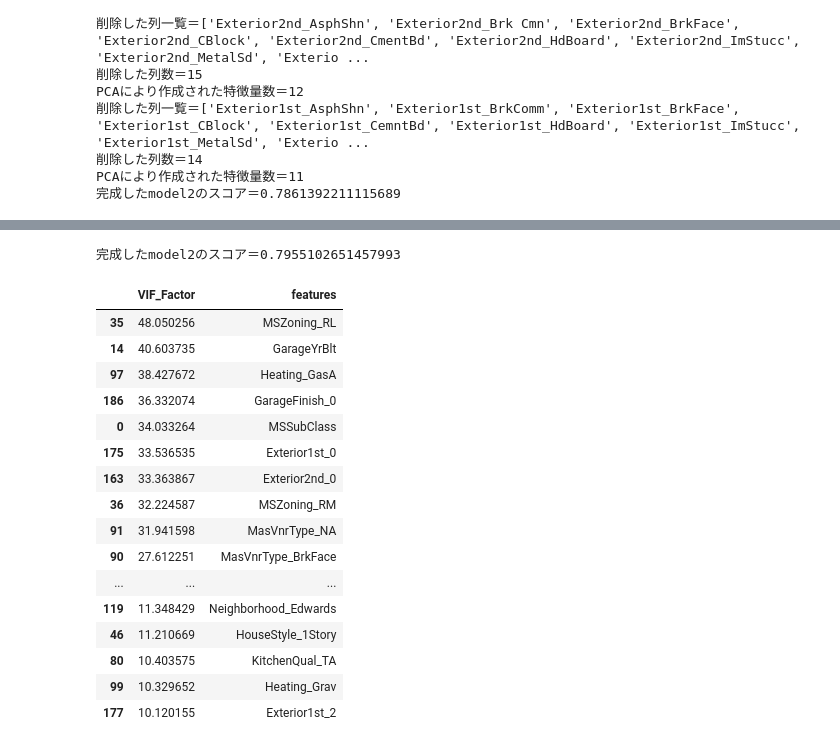
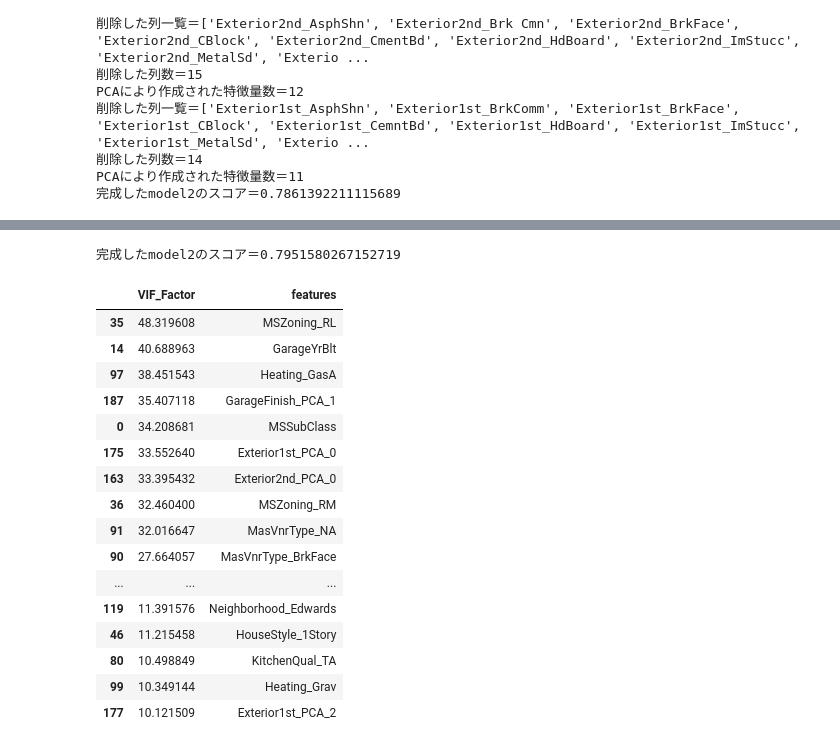
Before and after one commit to Udon-datascience/opendata_analysis, a Jupyter notebook: 4/4_analysis_3.ipynb, the cells around one changed output, grey strips where cells are left out. Cells and saved outputs as stored; diff of their text form; code cells hidden in the pictures.

```diff
--- a/4/4_analysis_3.ipynb
+++ b/4/4_analysis_3.ipynb
@@ -289,39 +291,39 @@ PCAにより作成された特徴量数＝4
 # %%
-#実験的にVIFが大きい列を削除してみるGrLivArea
+#実験的にVIFが大きい列を削除してみる
 sc_x3 = sc_x2.copy()
-to_drop = ['GrLivArea', 'FinSF_0', 'FlrSF_1']
+to_drop = ['GrLivArea', 'FinSF_PCA_0', 'FlrSF_PCA_1']
 for c in to_drop:
     sc_x3 = sc_x3.drop([c], axis = 1)
 
 #スコアの確認
 model2.fit(sc_x3, df_y)
 result = cross_validate(model2, sc_x3, df_y, cv = kf, scoring = 'r2' , return_train_score = True)
 print(f'完成したmodel2のスコア＝{sum(result['test_score'])/len(result['test_score'])}')
 
 
 #vifを見る
 vif_df = pd.DataFrame()
 vif_df["VIF_Factor"] = [variance_inflation_factor(sc_x3, i) for i in range(sc_x3.shape[1])]
 vif_df["features"]=sc_x3.columns
 df_high_vif = vif_df.loc[vif_df['VIF_Factor'] >= 10]
 display(df_high_vif.sort_values('VIF_Factor', ascending=False))
 # %% [output]
-完成したmodel2のスコア＝0.7955102651457993
+完成したmodel2のスコア＝0.7951580267152719
 |  | VIF_Factor | features |
-| 35 | 48.050256 | MSZoning_RL |
-| 14 | 40.603735 | GarageYrBlt |
-| 97 | 38.427672 | Heating_GasA |
-| 186 | 36.332074 | GarageFinish_0 |
-| 0 | 34.033264 | MSSubClass |
-| 175 | 33.536535 | Exterior1st_0 |
-| 163 | 33.363867 | Exterior2nd_0 |
-| 36 | 32.224587 | MSZoning_RM |
-| 91 | 31.941598 | MasVnrType_NA |
-| 90 | 27.612251 | MasVnrType_BrkFace |
+| 35 | 48.319608 | MSZoning_RL |
+| 14 | 40.688963 | GarageYrBlt |
+| 97 | 38.451543 | Heating_GasA |
+| 187 | 35.407118 | GarageFinish_PCA_1 |
+| 0 | 34.208681 | MSSubClass |
+| 175 | 33.552640 | Exterior1st_PCA_0 |
+| 163 | 33.395432 | Exterior2nd_PCA_0 |
+| 36 | 32.460400 | MSZoning_RM |
+| 91 | 32.016647 | MasVnrType_NA |
+| 90 | 27.664057 | MasVnrType_BrkFace |
 | ... | ... | ... |
-| 119 | 11.348429 | Neighborhood_Edwards |
-| 46 | 11.210669 | HouseStyle_1Story |
-| 80 | 10.403575 | KitchenQual_TA |
-| 99 | 10.329652 | Heating_Grav |
-| 177 | 10.120155 | Exterior1st_2 |
+| 119 | 11.391576 | Neighborhood_Edwards |
+| 46 | 11.215458 | HouseStyle_1Story |
+| 80 | 10.498849 | KitchenQual_TA |
+| 99 | 10.349144 | Heating_Grav |
+| 177 | 10.121509 | Exterior1st_PCA_2 |
 # %%
```
Also changed, not shown: parts of 12 cells of this notebook.
